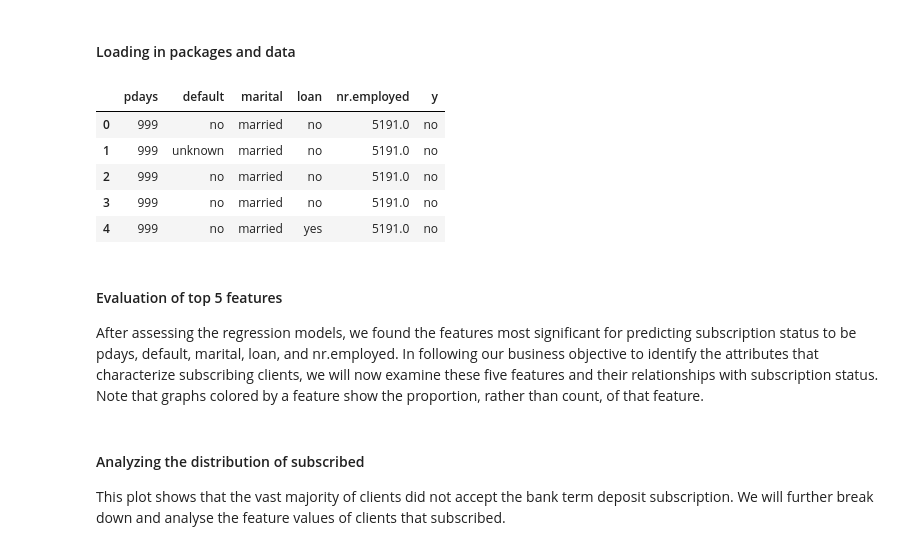
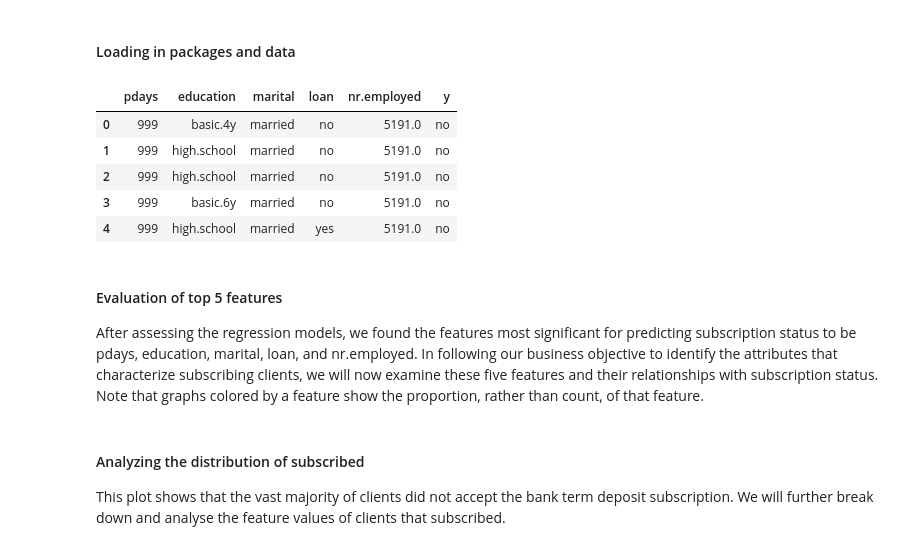
Before and after one commit to Lois-Wong/Marketing-Subscription-Classification, a Jupyter notebook: PAA_III_Evaluation.ipynb, the cells around one changed output. Saved outputs shown, nothing was run; the diff lists cells and outputs as text; code cells hidden in the pictures.

```diff
--- a/PAA_III_Evaluation.ipynb
+++ b/PAA_III_Evaluation.ipynb
@@ -17,15 +17,15 @@ pd.set_option("display.max_columns", None)
 bank_df = pd.read_csv('/Users/lois/Downloads/ML ipynb/Module 17/data/bank-additional-full.csv', sep = ';')
 # %%
 #subsetting df
-df = bank_df[["pdays", "default", "marital", "loan", "nr.employed", "y"]]
+df = bank_df[["pdays", "education", "marital", "loan", "nr.employed", "y"]]
 df.head()
 # %% [output]
-|  | pdays | default | marital | loan | nr.employed | y |
-| 0 | 999 | no | married | no | 5191.0 | no |
-| 1 | 999 | unknown | married | no | 5191.0 | no |
-| 2 | 999 | no | married | no | 5191.0 | no |
-| 3 | 999 | no | married | no | 5191.0 | no |
-| 4 | 999 | no | married | yes | 5191.0 | no |
+|  | pdays | education | marital | loan | nr.employed | y |
+| 0 | 999 | basic.4y | married | no | 5191.0 | no |
+| 1 | 999 | high.school | married | no | 5191.0 | no |
+| 2 | 999 | high.school | married | no | 5191.0 | no |
+| 3 | 999 | basic.6y | married | no | 5191.0 | no |
+| 4 | 999 | high.school | married | yes | 5191.0 | no |
 # %%
 #encoding and renaming y column
 
@@ -33,7 +33,7 @@ df.rename({"y" : "subscribed"}, axis = 1, inplace = True)
 df["subscribed"].replace({"no" : 0, "yes" : 1}, inplace = True)
 # %% [markdown]
 #### Evaluation of top 5 features
-After assessing the regression models, we found the features most significant for predicting subscription status to be pdays, default, marital, loan, and nr.employed. In following our business objective to identify the attributes that characterize subscribing clients, we will now examine these five features and their relationships with subscription status. Note that graphs colored by a feature show the proportion, rather than count, of that feature.
+After assessing the regression models, we found the features most significant for predicting subscription status to be pdays, education, marital, loan, and nr.employed. In following our business objective to identify the attributes that characterize subscribing clients, we will now examine these five features and their relationships with subscription status. Note that graphs colored by a feature show the proportion, rather than count, of that feature.
 # %% [markdown]
 #### Analyzing the distribution of subscribed
 This plot shows that the vast majority of clients did not accept the bank term deposit subscription. We will further break down and analyse the feature values of clients that subscribed.
```
Also changed, not shown: parts of 9 cells of this notebook.
